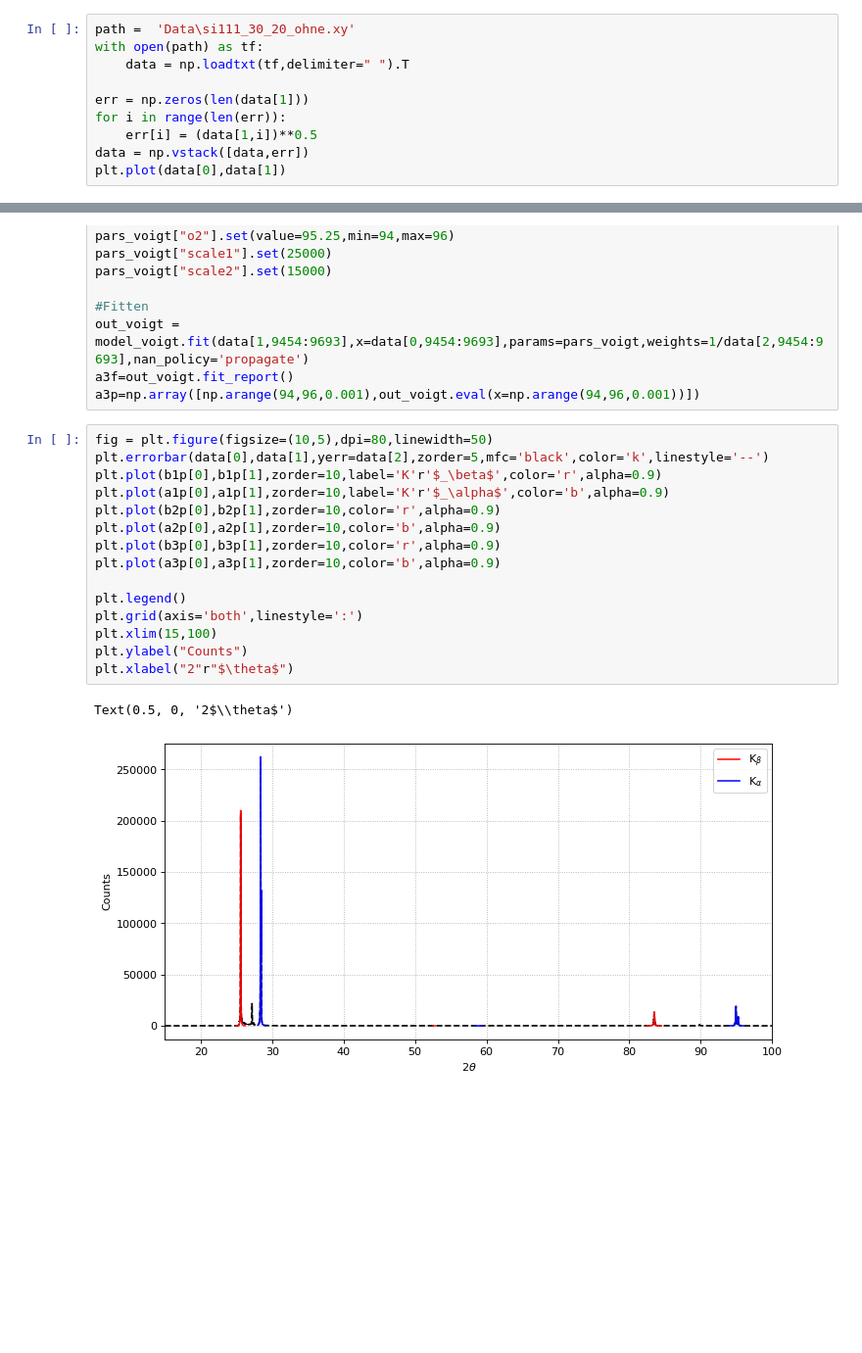
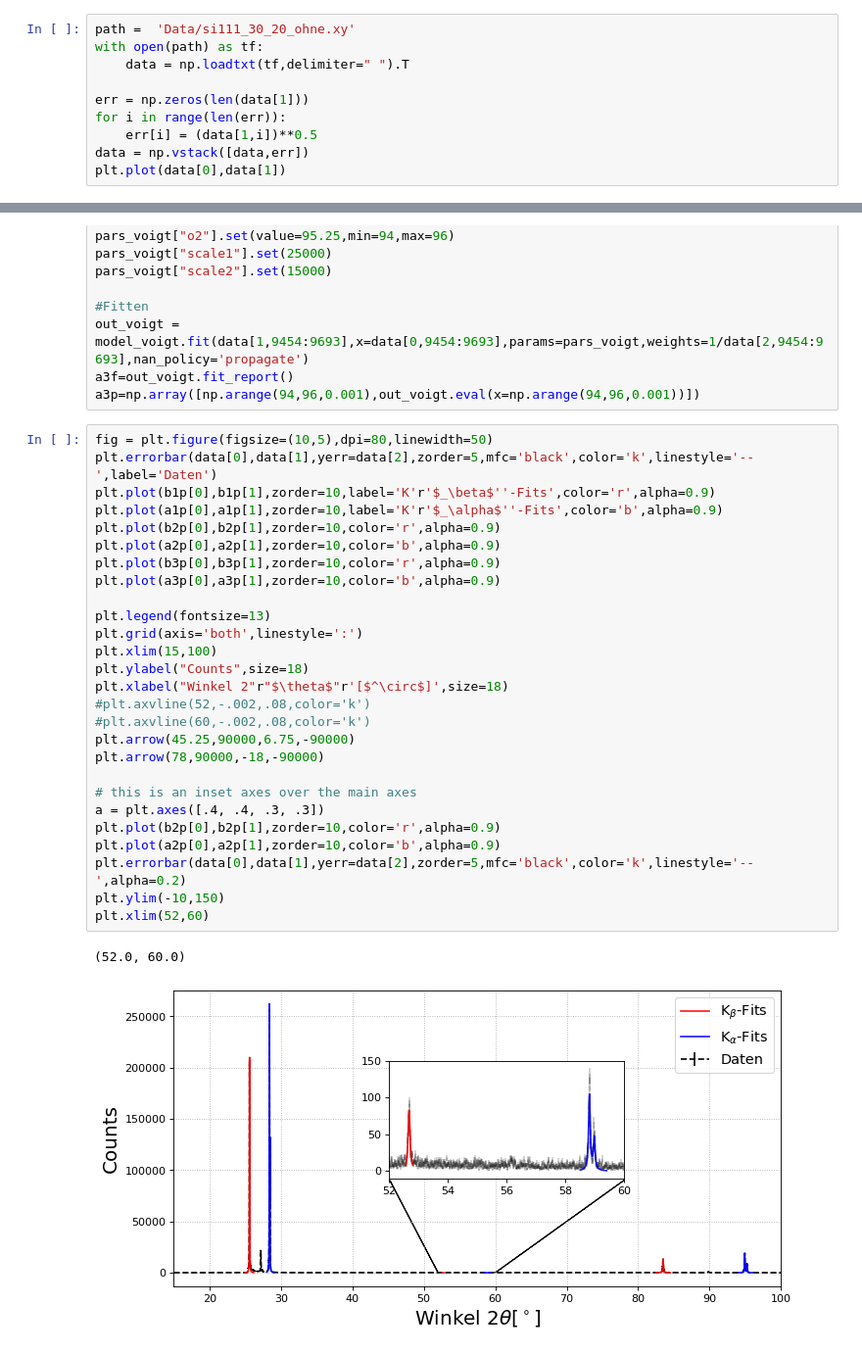
Before and after one commit to Friedrich-Jahns/Fortgeschrittenen-Praktikum-Physik, a Jupyter notebook: FP15_Röntgen/voigt_fit_30_20_ohne.ipynb, the cells around one changed output, grey strips where cells are left out. Shown at 98% size. Drawn from its saved outputs; the diff is of its cells as text; blank space fills up the shorter version.

Commit message:
plots schön gemacht

```diff
--- a/FP15_Röntgen/voigt_fit_30_20_ohne.ipynb
+++ b/FP15_Röntgen/voigt_fit_30_20_ohne.ipynb
@@ -12,5 +12,5 @@ def voigt2(x,s1,s2,g1,g2,o1,o2,scale1,scale2):
 # %%
-path =  'Data\si111_30_20_ohne.xy'
+path =  'Data/si111_30_20_ohne.xy'
 with open(path) as tf:
     data = np.loadtxt(tf,delimiter=" ").T
 
@@ -174,22 +174,34 @@ a3f=out_voigt.fit_report()
 a3p=np.array([np.arange(94,96,0.001),out_voigt.eval(x=np.arange(94,96,0.001))])
 # %%
 fig = plt.figure(figsize=(10,5),dpi=80,linewidth=50)
-plt.errorbar(data[0],data[1],yerr=data[2],zorder=5,mfc='black',color='k',linestyle='--')
-plt.plot(b1p[0],b1p[1],zorder=10,label='K'r'$_\beta$',color='r',alpha=0.9)
-plt.plot(a1p[0],a1p[1],zorder=10,label='K'r'$_\alpha$',color='b',alpha=0.9)
+plt.errorbar(data[0],data[1],yerr=data[2],zorder=5,mfc='black',color='k',linestyle='--',label='Daten')
+plt.plot(b1p[0],b1p[1],zorder=10,label='K'r'$_\beta$''-Fits',color='r',alpha=0.9)
+plt.plot(a1p[0],a1p[1],zorder=10,label='K'r'$_\alpha$''-Fits',color='b',alpha=0.9)
 plt.plot(b2p[0],b2p[1],zorder=10,color='r',alpha=0.9)
 plt.plot(a2p[0],a2p[1],zorder=10,color='b',alpha=0.9)
 plt.plot(b3p[0],b3p[1],zorder=10,color='r',alpha=0.9)
 plt.plot(a3p[0],a3p[1],zorder=10,color='b',alpha=0.9)
 
-plt.legend()
+plt.legend(fontsize=13)
 plt.grid(axis='both',linestyle=':')
 plt.xlim(15,100)
-plt.ylabel("Counts")
-plt.xlabel("2"r"$\theta$")
+plt.ylabel("Counts",size=18)
+plt.xlabel("Winkel 2"r"$\theta$"r'[$^\circ$]',size=18)
+#plt.axvline(52,-.002,.08,color='k')
+#plt.axvline(60,-.002,.08,color='k')
+plt.arrow(45.25,90000,6.75,-90000)
+plt.arrow(78,90000,-18,-90000)
+
+# this is an inset axes over the main axes
+a = plt.axes([.4, .4, .3, .3])
+plt.plot(b2p[0],b2p[1],zorder=10,color='r',alpha=0.9)
+plt.plot(a2p[0],a2p[1],zorder=10,color='b',alpha=0.9)
+plt.errorbar(data[0],data[1],yerr=data[2],zorder=5,mfc='black',color='k',linestyle='--',alpha=0.2)
+plt.ylim(-10,150)
+plt.xlim(52,60)
 # %% [output]
-Text(0.5, 0, '2$\\theta$')
+(52.0, 60.0)
-[figure, old version]
+[figure, new version]
 # %%
 #plt.style.use('fivethirtyeight')
 
```
Also changed, not shown: parts of 3 cells of this notebook.
